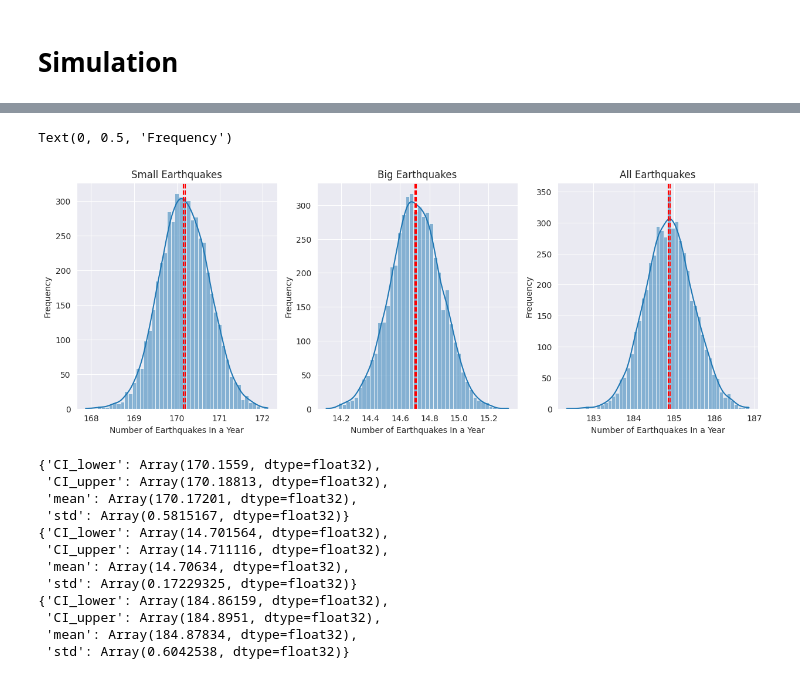
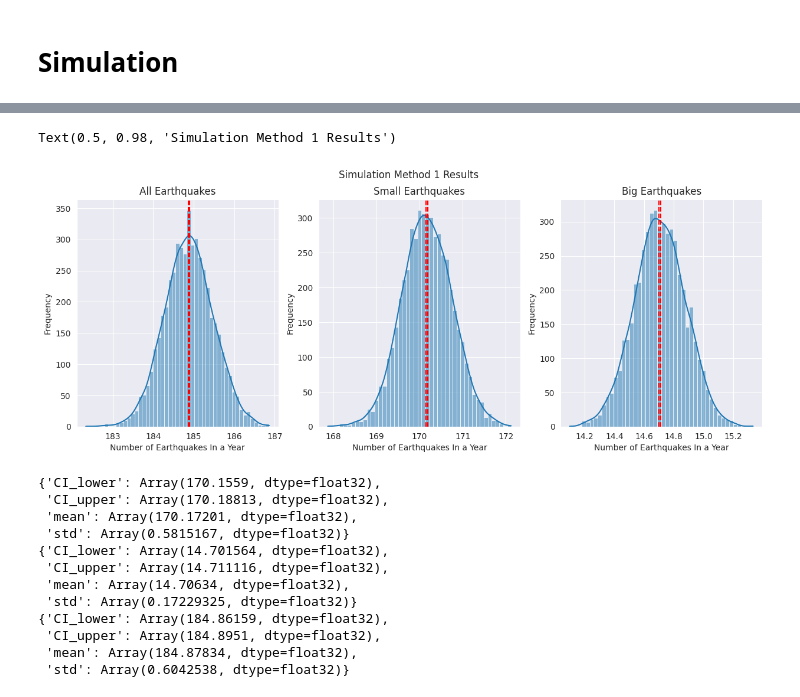
Before and after one commit to stilxam/mm, a Jupyter notebook: hypothesis_testing.ipynb, the cells around one changed output, grey strips where cells are left out. Saved outputs shown, nothing was run; the diff lists cells and outputs as text; code cells hidden in the pictures.

Commit message:
finished method 1 and method 2, todo left sensitivity analysis

```diff
--- a/hypothesis_testing.ipynb
+++ b/hypothesis_testing.ipynb
@@ -529,34 +529,38 @@ def calculate_CI(arr: Array, alpha: float = 0.05) -> Tuple[float, float]:
 # %%
 fig, ax = plt.subplots(nrows=1, ncols = 3, figsize=(15, 5))
 
-sns.histplot(arr_1, kde=True, ax=ax[0])
-small_CI = calculate_CI(arr_1)
-ax[0].axvline(small_CI[0], color="red", linestyle="--")
-ax[0].axvline(small_CI[1], color="red", linestyle="--")
-
-
-ax[0].set_title("Small Earthquakes")
+sns.histplot(arr_3, kde=True, ax=ax[0])
+all_CI = calculate_CI(arr_3)
+ax[0].axvline(all_CI[0], color="red", linestyle="--")
+ax[0].axvline(all_CI[1], color="red", linestyle="--")
+ax[0].set_title("All Earthquakes")
 ax[0].set_xlabel("Number of Earthquakes In a Year")
 ax[0].set_ylabel("Frequency")
 
-sns.histplot(arr_2, kde=True, ax=ax[1])
-big_CI = calculate_CI(arr_2)
-ax[1].axvline(big_CI[0], color="red", linestyle="--")
-ax[1].axvline(big_CI[1], color="red", linestyle="--")
-ax[1].set_title("Big Earthquakes")
+sns.histplot(arr_1, kde=True, ax=ax[1])
+small_CI = calculate_CI(arr_1)
+ax[1].axvline(small_CI[0], color="red", linestyle="--")
+ax[1].axvline(small_CI[1], color="red", linestyle="--")
+
+
+ax[1].set_title("Small Earthquakes")
 ax[1].set_xlabel("Number of Earthquakes In a Year")
 ax[1].set_ylabel("Frequency")
 
-sns.histplot(arr_3, kde=True, ax=ax[2])
-all_CI = calculate_CI(arr_3)
-ax[2].axvline(all_CI[0], color="red", linestyle="--")
-ax[2].axvline(all_CI[1], color="red", linestyle="--")
-ax[2].set_title("All Earthquakes")
+sns.histplot(arr_2, kde=True, ax=ax[2])
+big_CI = calculate_CI(arr_2)
+ax[2].axvline(big_CI[0], color="red", linestyle="--")
+ax[2].axvline(big_CI[1], color="red", linestyle="--")
+ax[2].set_title("Big Earthquakes")
 ax[2].set_xlabel("Number of Earthquakes In a Year")
 ax[2].set_ylabel("Frequency")
+
+
+
+fig.suptitle("Simulation Method 1 Results")
 # %% [output]
-Text(0, 0.5, 'Frequency')
+Text(0.5, 0.98, 'Simulation Method 1 Results')
-[figure, old version]
+[figure, new version]
 # %%
 def calculate_summary(arr: Array) -> Dict[str, float]:
     """
```
Also changed, not shown: parts of 7 cells of this notebook.
